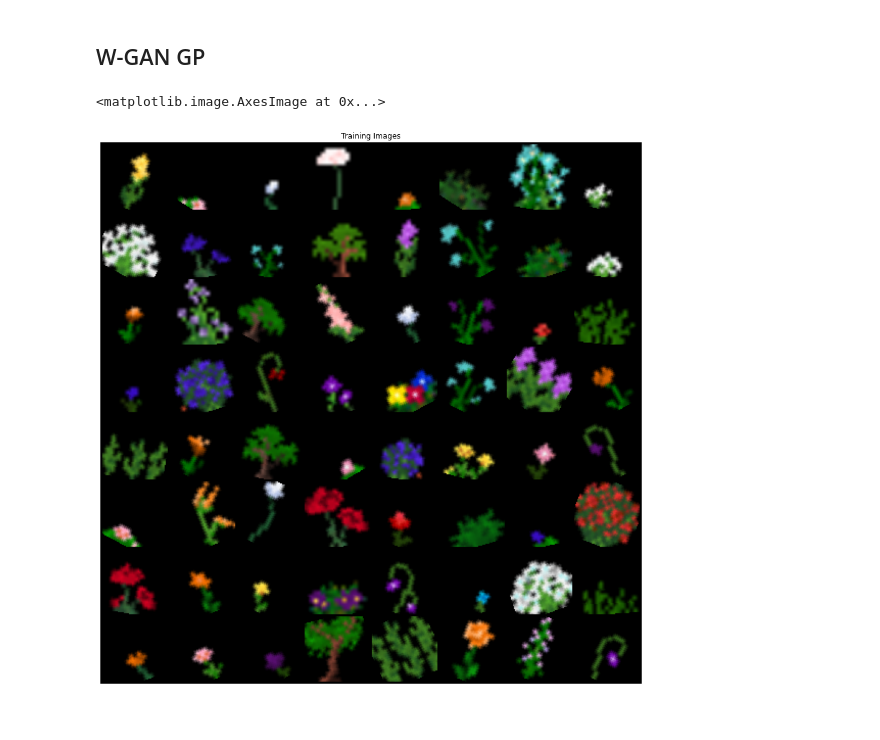
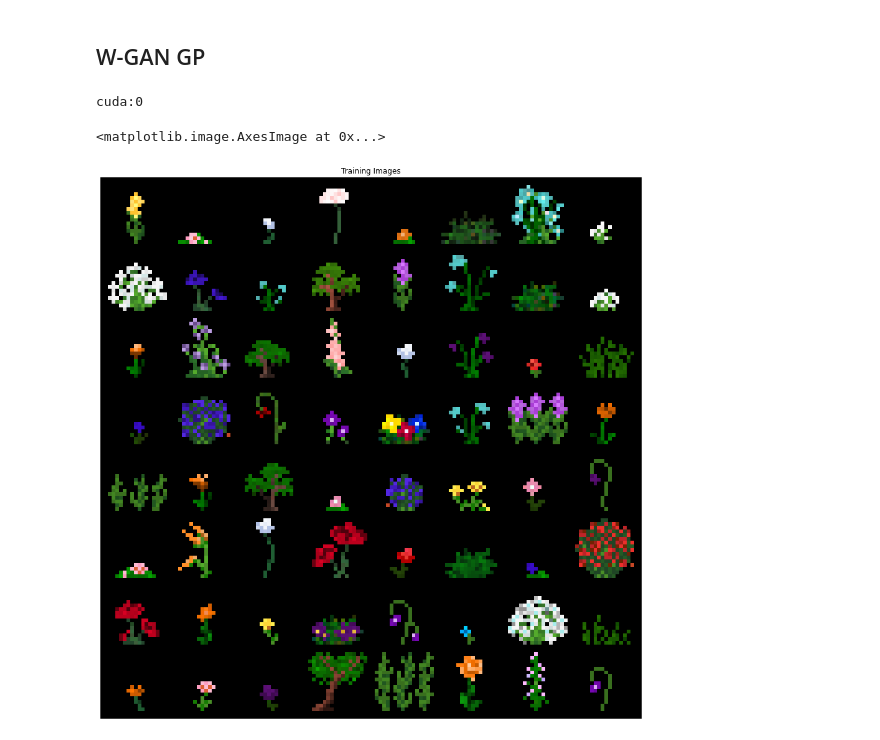
Before and after one commit to leejaeka/PixelGAN, a Jupyter notebook: Notebook/W-GAN GP.ipynb, the cells around one changed output. Cells and saved outputs as stored; diff of their text form; code cells hidden in the pictures.

```diff
--- a/Notebook/W-GAN GP.ipynb
+++ b/Notebook/W-GAN GP.ipynb
@@ -162,40 +166,41 @@ beta_1 = 0.5
 beta_2 = 0.999
 c_lambda = 10
 crit_repeats = 5
-image_size = 64
+image_size = 16
 workers = 2
 # Root directory for dataset
 dataroot = "../Asset/flowers"
 
 # Number of GPUs available. Use 0 for CPU mode.
 ngpu = 1
 
 # Decide which device we want to run on
 device = torch.device("cuda:0" if (torch.cuda.is_available() and ngpu > 0) else "cpu")
-
+print(device)
 
 # We can use an image folder dataset the way we have it setup.
 # Create the dataset
 dataset = dset.ImageFolder(root=dataroot,
                            transform=transforms.Compose([
                                transforms.Resize(image_size),
-                               transforms.RandomCrop(image_size),
-                               transforms.RandomRotation(33),
-                               transforms.RandomHorizontalFlip(),
+                               transforms.CenterCrop(image_size),
+                               #transforms.RandomRotation(33),
+                               #transforms.RandomHorizontalFlip(),
                                transforms.ToTensor(),
                                transforms.Normalize((0.5, 0.5, 0.5), (0.5, 0.5, 0.5)),
                            ]))
 # Create the dataloader
 dataloader = torch.utils.data.DataLoader(dataset, batch_size=batch_size,
                                          shuffle=True, num_workers=workers)
 
 # Plot some training images
 real_batch = next(iter(dataloader))
 plt.figure(figsize=(16, 16))
 plt.axis("off")
 plt.title("Training Images")
 plt.imshow(np.transpose(vutils.make_grid(real_batch[0].to(device)[:64], padding=2, normalize=True).cpu(),(1,2,0)))
 # %% [output]
-<matplotlib.image.AxesImage at 0x...>
+cuda:0
+<matplotlib.image.AxesImage at 0x...>
-[figure, old version]
+[figure, new version]
 # %%
```
Also changed, not shown: parts of 5 cells of this notebook, 2 other files.
